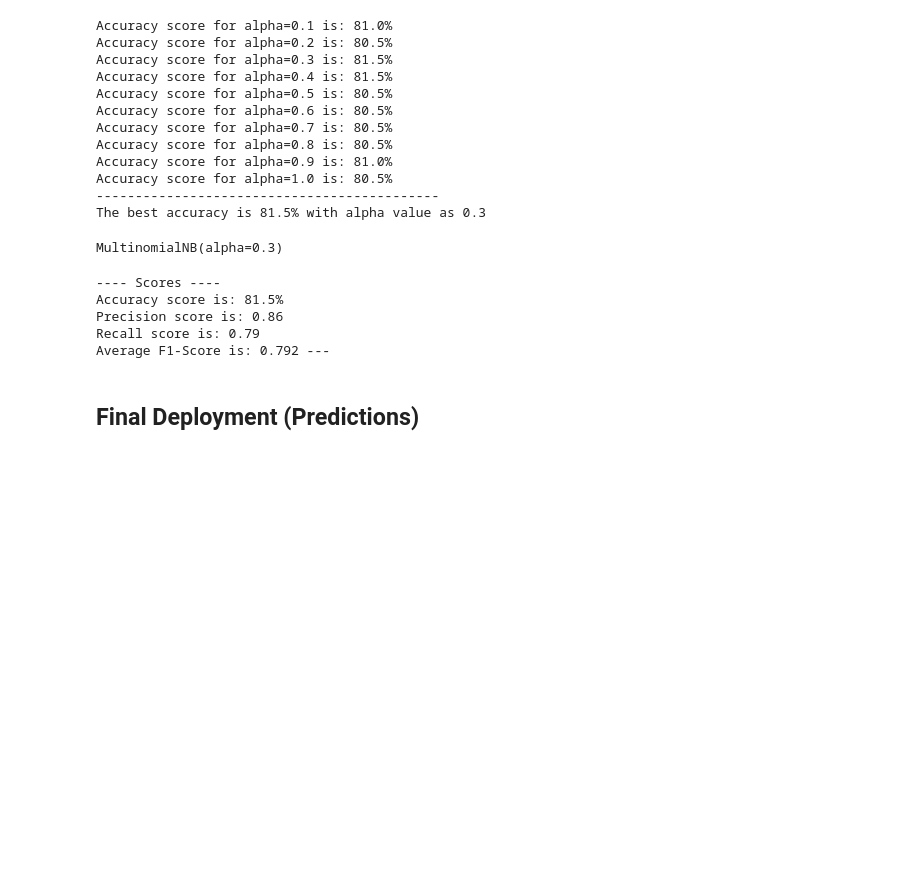
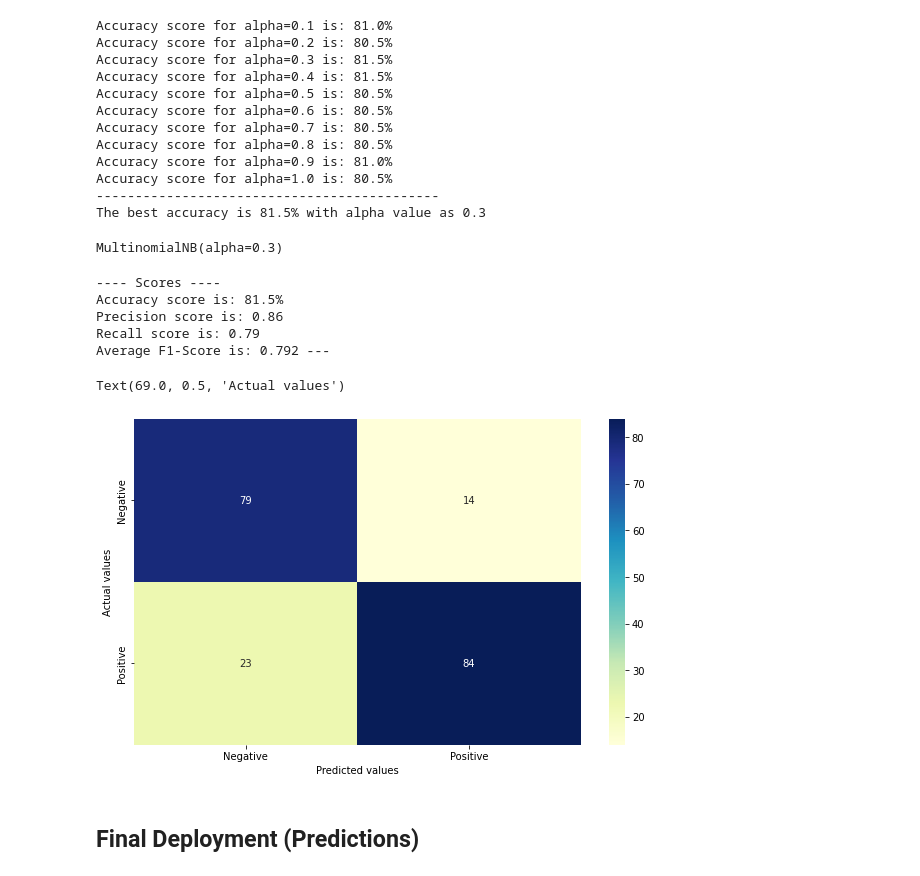
Before and after one commit to Adityaa2805/Sentiment_Analysis_Restaurant_Reviews, a Jupyter notebook: sentiment-analysis-restaurant-reviews.ipynb, the cells around one changed output. Drawn from its saved outputs; the diff is of its cells as text; code cells hidden in the pictures; blank space fills up the shorter version.

```diff
--- a/sentiment-analysis-restaurant-reviews.ipynb
+++ b/sentiment-analysis-restaurant-reviews.ipynb
@@ -261,8 +261,8 @@ Average F1-Score is: 0.792 ---
 # %%
 # Classification report for MNB model
 mnb = MultinomialNB()
-mnb.fit(X_train, y_train)
-y_pred = mnb.predict(X_test)
+mnb.fit(X_train.values, y_train.values)
+y_pred = mnb.predict(X_test.values)
 
 print('--- Classification report for MNB model ---')
 print(classification_report(y_test, y_pred))
@@ -300,8 +300,8 @@ best_accuracy = 0.0
 alpha_val = 0.0
 for i in np.arange(0.1,1.1,0.1):
   temp_classifier = MultinomialNB(alpha=i)
-  temp_classifier.fit(X_train, y_train)
-  temp_y_pred = temp_classifier.predict(X_test)
+  temp_classifier.fit(X_train.values, y_train.values)
+  temp_y_pred = temp_classifier.predict(X_test.values)
   score = accuracy_score(y_test, temp_y_pred)
   print("Accuracy score for alpha={} is: {}%".format(round(i,1), round(score*100,2)))
   if score>best_accuracy:
@@ -324,10 +324,10 @@ Accuracy score for alpha=1.0 is: 80.5%
 The best accuracy is 81.5% with alpha value as 0.3
 # %%
 classifier = MultinomialNB(alpha=0.3)
-classifier.fit(X_train, y_train)
+classifier.fit(X_train.values, y_train.values)
 # %% [output]
 MultinomialNB(alpha=0.3)
 # %%
-y_pred = classifier.predict(X_test)
+y_pred = classifier.predict(X_test.values)
 # %%
 # Accuracy, Precision and Recall
@@ -350,6 +347,18 @@ Accuracy score is: 81.5%
 Precision score is: 0.86
 Recall score is: 0.79
 Average F1-Score is: 0.792 ---
+# %%
+cm = confusion_matrix(y_test, y_pred)
+# Plotting the confusion matrix
+%matplotlib inline
+
+plt.figure(figsize = (10,6))
+sns.heatmap(cm, annot=True, cmap="YlGnBu", xticklabels=['Negative', 'Positive'], yticklabels=['Negative', 'Positive'])
+plt.xlabel('Predicted values')
+plt.ylabel('Actual values')
+# %% [output]
+Text(69.0, 0.5, 'Actual values')
+[figure, added]
 # %% [markdown]
 ## Final Deployment (Predictions)
 # %%
```
Also changed, not shown: parts of 7 cells of this notebook, 4 other files.
